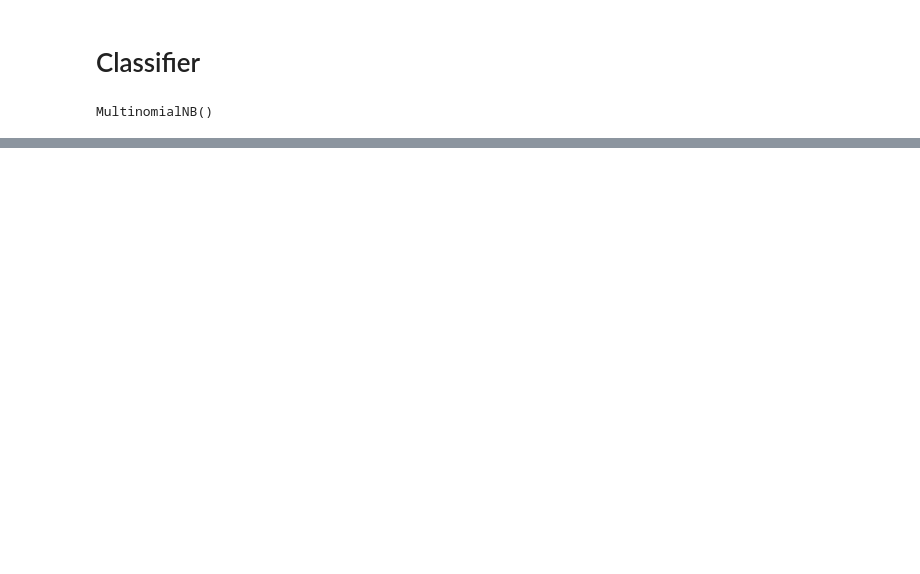
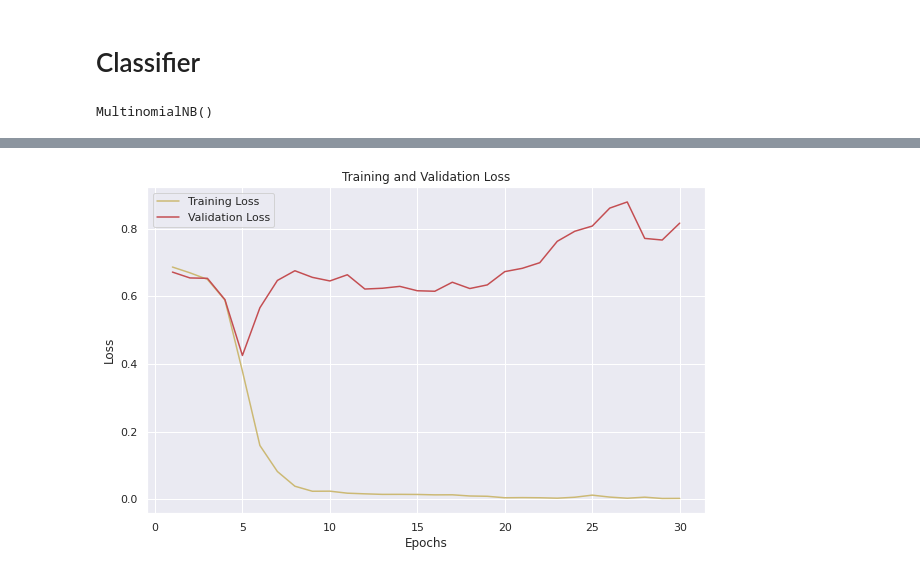
Before and after one commit to NirajanBekoju/Nepali-Language-Processing, a Jupyter notebook: Classification/Nepali_review.ipynb, the cells around one changed output, grey strips where cells are left out. Drawn from its saved outputs; the diff is of its cells as text; code cells hidden in the pictures; blank space fills up the shorter version.

```diff
--- a/Classification/Nepali_review.ipynb
+++ b/Classification/Nepali_review.ipynb
@@ -209,0 +316,4 @@ array([[ 10, 184],
+# %%
+from keras_preprocessing.sequence import pad_sequences
+
+train_padded = pad_sequences(train_sequences, maxlen = max_length, padding = 'post', truncating = 'post')
@@ -209,0 +325,3 @@ array([[ 10, 184],
+# %%
+test_sequences = tokenizer.texts_to_sequences(X_test)
+test_padded = pad_sequences(test_sequences, maxlen = max_length, padding = "post", truncating = "post")
@@ -209,0 +349,13 @@ array([[ 10, 184],
+# %%
+from keras.models import Sequential
+from keras.layers import Embedding, LSTM, Dense, Dropout
+
+model = Sequential([
+    Embedding(num_words, 64, input_length = max_length),
+    LSTM(64, dropout = 0.1),
+    Dense(1, activation = 'sigmoid')
+])
+
+model.compile(loss = 'binary_crossentropy', optimizer = 'adam', metrics = ['accuracy'])
+
+print(model.summary())
@@ -209,0 +387,2 @@ array([[ 10, 184],
+# %%
+history = model.fit(train_padded, y_train, epochs = 30, batch_size = 64, validation_data = (test_padded, y_test))
@@ -209,0 +407,14 @@ array([[ 10, 184],
+# %%
+#plot the training and validation accuracy and losss at each epoch
+loss = history.history['loss']
+val_loss = history.history['val_loss']
+epochs = range(1, len(loss) + 1)
+plt.plot(epochs, loss, 'y', label="Training Loss")
+plt.plot(epochs, val_loss, 'r', label = "Validation Loss")
+plt.title('Training and Validation Loss')
+plt.xlabel("Epochs")
+plt.ylabel("Loss")
+plt.legend()
+plt.show()
+# %% [output]
+[figure, added]
```
Also changed, not shown: parts of 38 cells of this notebook, 1 other file.
